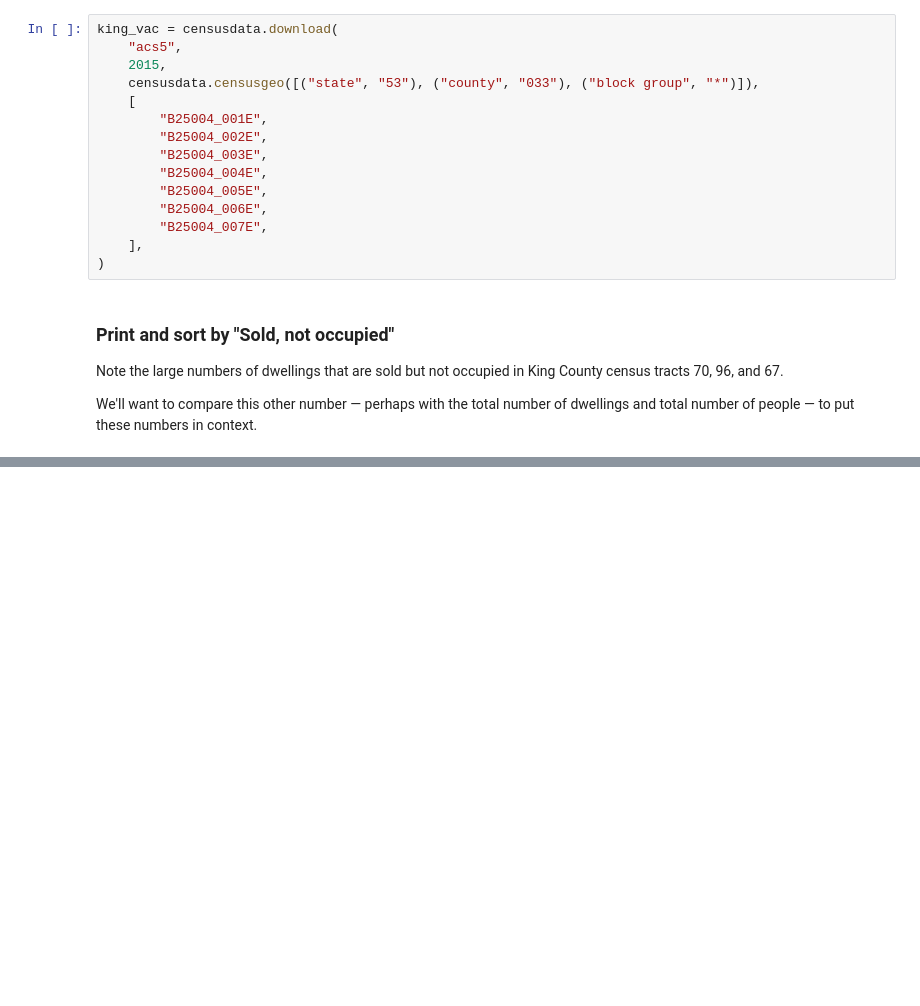
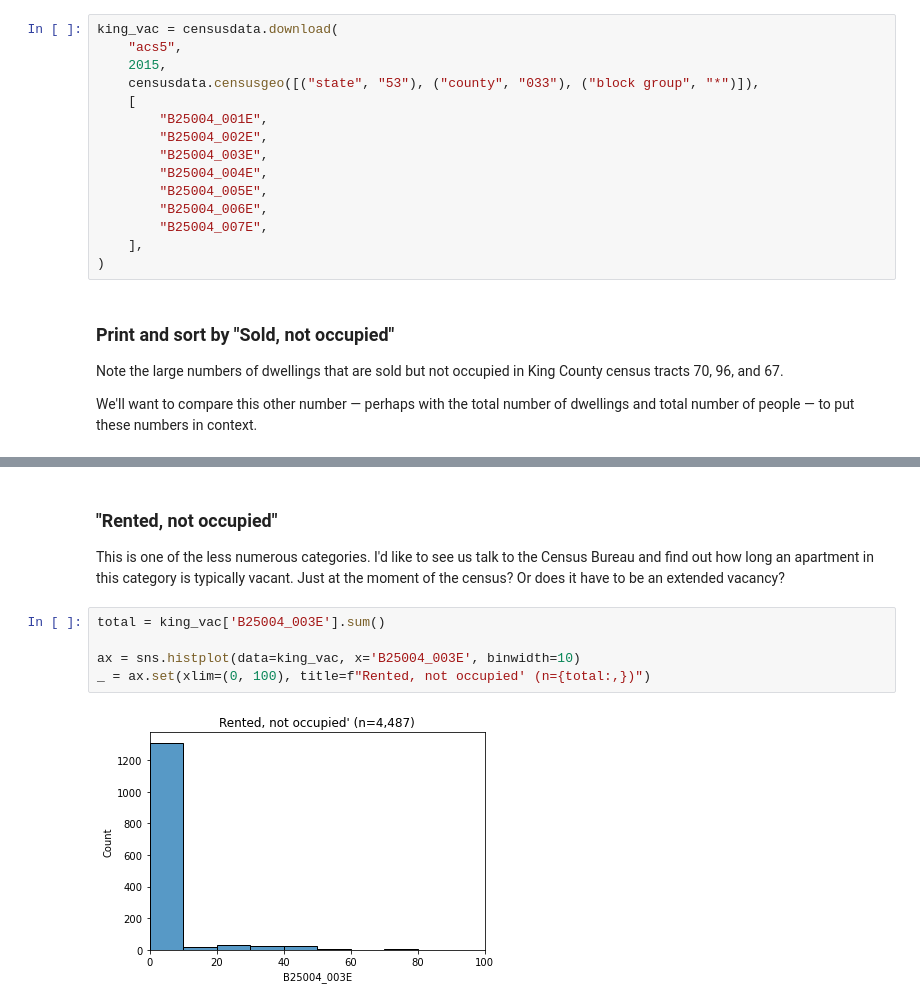
Before and after one commit to james-trimarco/seattle_vacancies, a Jupyter notebook: ACS_King_County.ipynb, the cells around one changed output, grey strips where cells are left out. Saved outputs shown, nothing was run; the diff lists cells and outputs as text; blank space fills up the shorter version.

```diff
--- a/ACS_King_County.ipynb
+++ b/ACS_King_County.ipynb
@@ -112,0 +117,10 @@ king_vac.sort_values(['B25004_005E'])
+# %% [markdown]
+### "Rented, not occupied"
+This is one of the less numerous categories. I'd like to see us talk to the Census Bureau and find out how long an apartment in this category is typically vacant. Just at the moment of the census? Or does it have to be an extended vacancy?
+# %%
+total = king_vac['B25004_003E'].sum()
+
+ax = sns.histplot(data=king_vac, x='B25004_003E', binwidth=10)
+_ = ax.set(xlim=(0, 100), title=f"Rented, not occupied' (n={total:,})")
+# %% [output]
+[figure, added]
```
Also changed, not shown: parts of 8 cells of this notebook.
